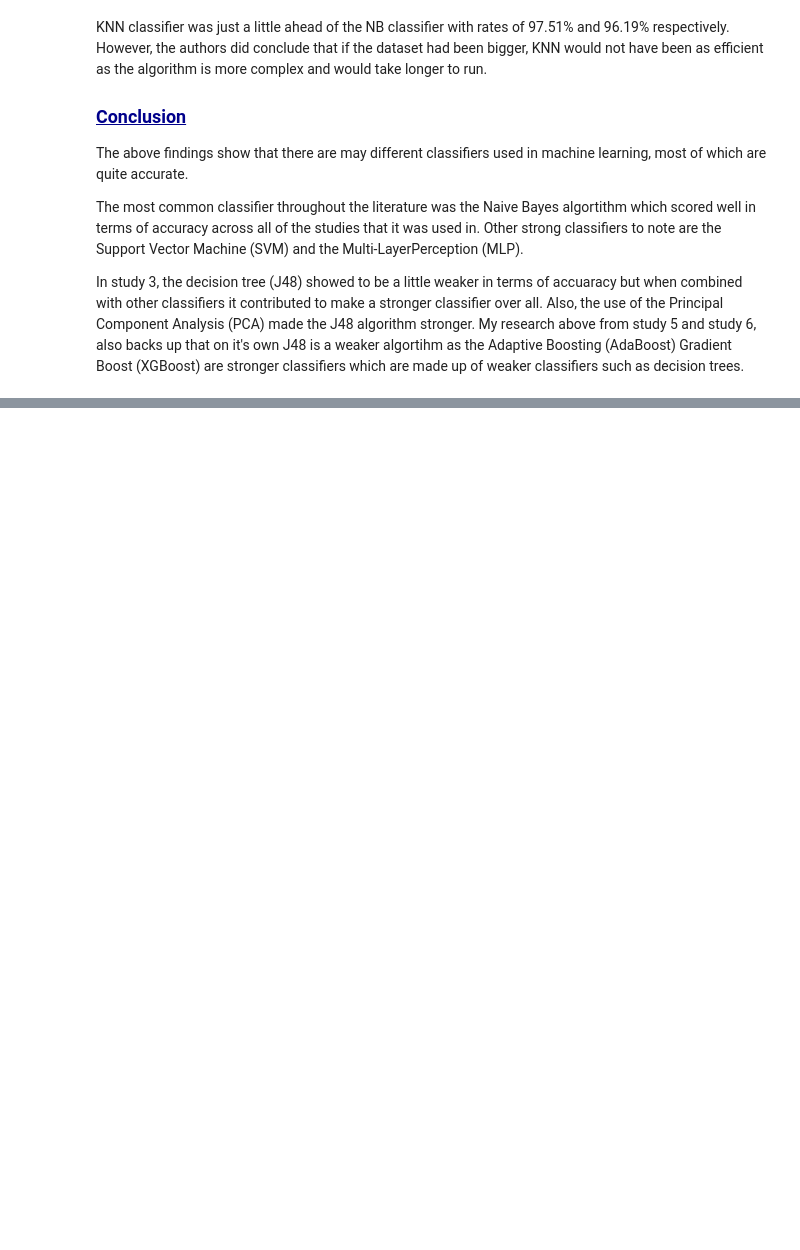
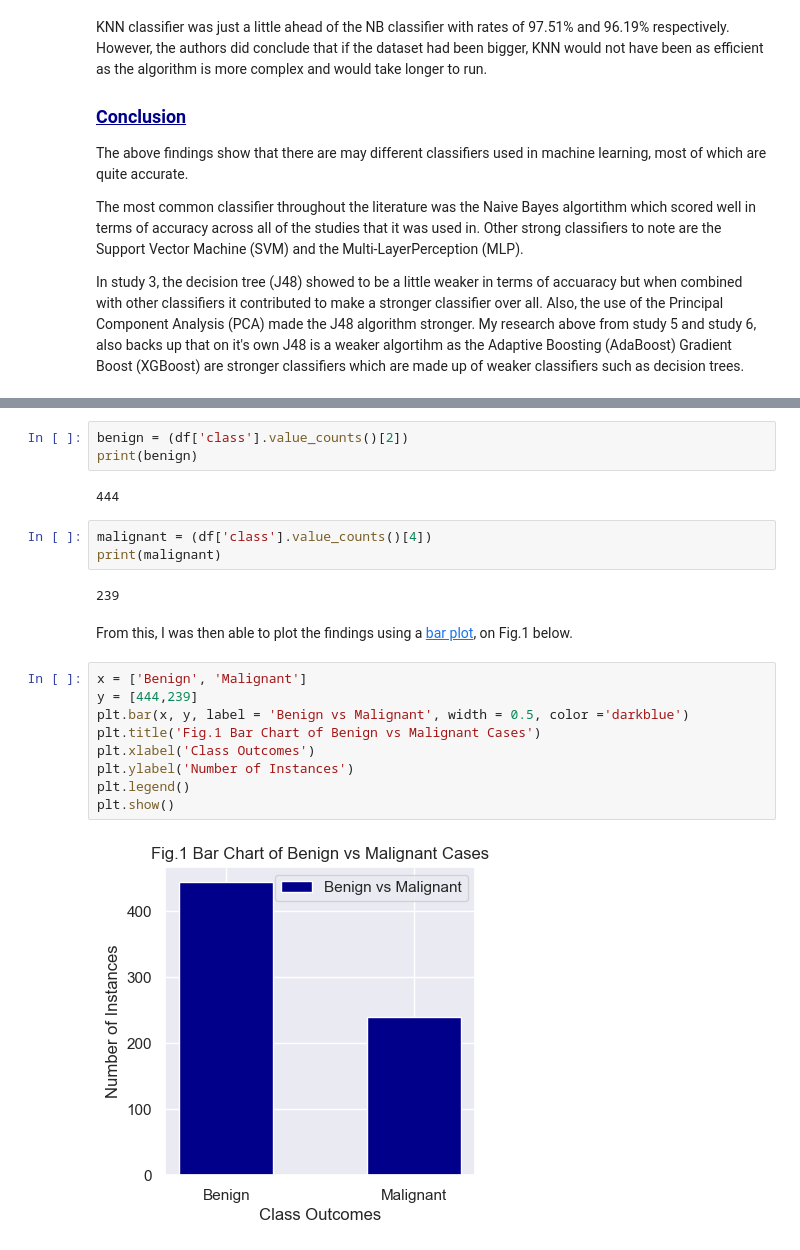
Before and after one commit to OCorry/PfDA-2022-Project-2, a Jupyter notebook: PfDA-2022-Project-2.ipynb, the cells around one changed output, grey strips where cells are left out. Saved outputs shown, nothing was run; the diff lists cells and outputs as text; blank space fills up the shorter version.

```diff
--- a/PfDA-2022-Project-2.ipynb
+++ b/PfDA-2022-Project-2.ipynb
@@ -319,0 +356,23 @@ The dataframe above (df2) is the new, cleaned dataframe consisting now of 683 ro
+# %%
+benign = (df['class'].value_counts()[2])
+print(benign)
+# %% [output]
+444
+# %%
+malignant = (df['class'].value_counts()[4])
+print(malignant)
+# %% [output]
+239
+# %% [markdown]
+From this, I was then able to plot the findings using a <a href="https://matplotlib.org/stable/api/_as_gen/matplotlib.pyplot.bar.html" target="_top">bar plot</a>, on Fig.1 below.
+# %%
+x = ['Benign', 'Malignant']
+y = [444,239]
+plt.bar(x, y, label = 'Benign vs Malignant', width = 0.5, color ='darkblue')
+plt.title('Fig.1 Bar Chart of Benign vs Malignant Cases')
+plt.xlabel('Class Outcomes')
+plt.ylabel('Number of Instances')
+plt.legend()
+plt.show()
+# %% [output]
+[figure, added]
```
Also changed, not shown: parts of 26 cells of this notebook, 1 other file.
